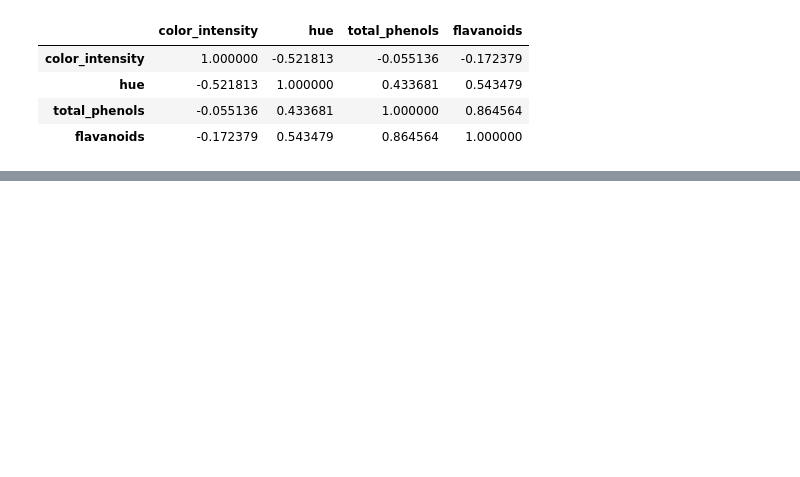
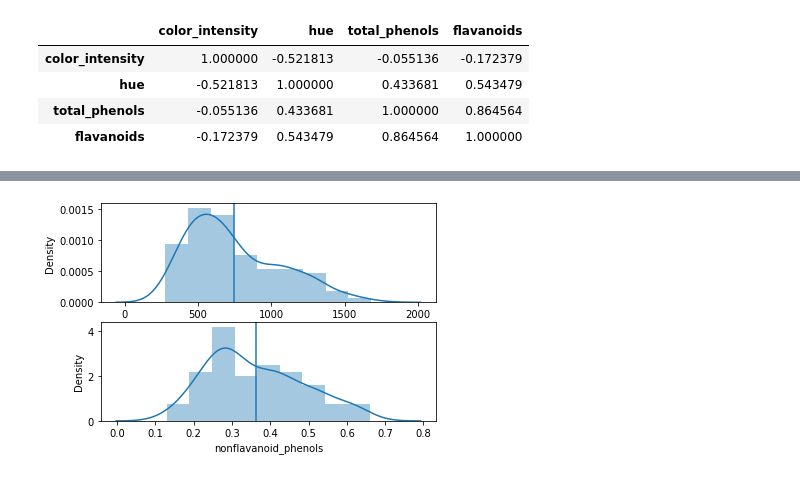
Before and after one commit to honeybeat1/numpy-scipy, a Jupyter notebook: numpy,_scipy.ipynb, the cells around one changed output, grey strips where cells are left out. Cells and saved outputs as stored; diff of their text form; code cells hidden in the pictures; blank space fills up the shorter version.

```diff
--- a/numpy,_scipy.ipynb
+++ b/numpy,_scipy.ipynb
@@ -460,0 +580,10 @@ df[['color_intensity','hue','total_phenols','flavanoids']].corr()
+# %%
+fig = plt.figure()
+fig.add_subplot(2,1,1)
+sns.distplot(df['proline']) # 평균과 매우 떨어지게 분포한 값
+plt.axvline(df['proline'].mean(), 0,1);
+fig.add_subplot(2,1,2)
+sns.distplot(df['nonflavanoid_phenols']); # 평균에 매우 고르게 분포되어 있는 값
+plt.axvline(df['nonflavanoid_phenols'].mean(), 0,1);
+# %% [output]
+[figure, added]
```
Also changed, not shown: parts of 30 cells of this notebook.
